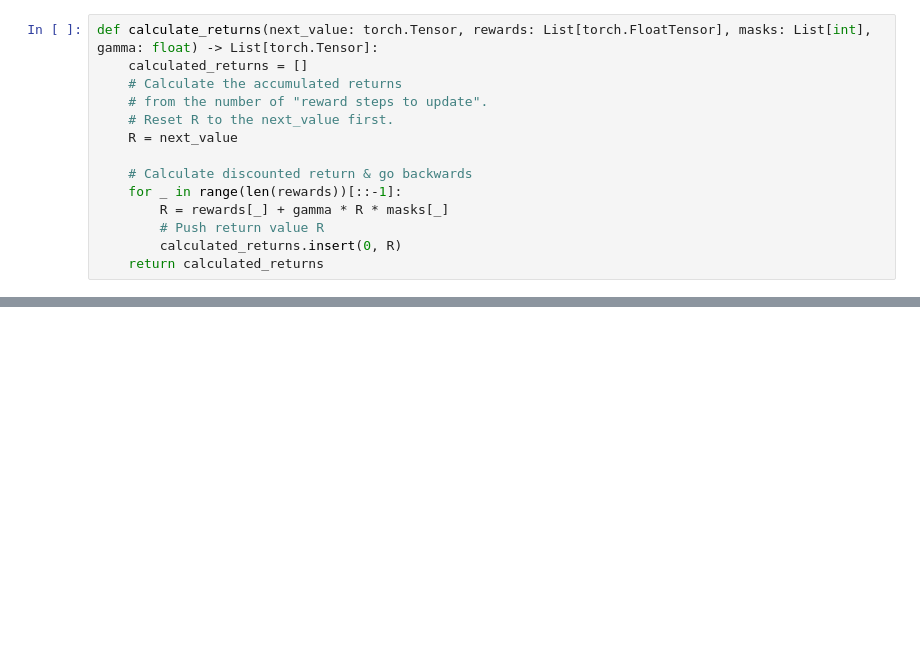
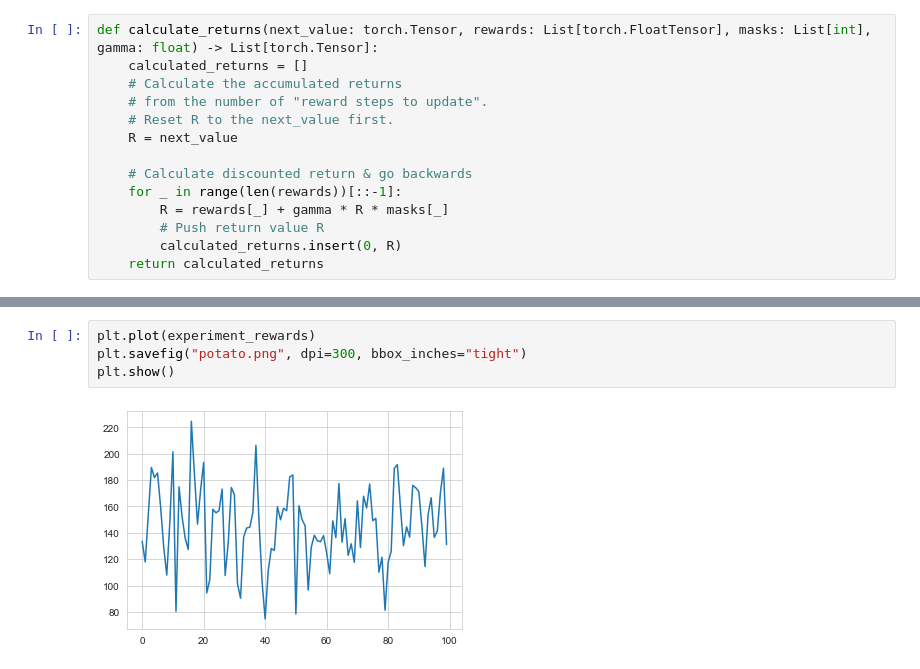
Before and after one commit to feiphoon/inm707-joint-coursework, a Jupyter notebook: src/cartpole/actor_critic_evaluation.ipynb, the cells around one changed output, grey strips where cells are left out. Cells and saved outputs as stored; diff of their text form; blank space fills up the shorter version.

```diff
--- a/src/cartpole/actor_critic_evaluation.ipynb
+++ b/src/cartpole/actor_critic_evaluation.ipynb
@@ -304,0 +327,6 @@ min(experiment_rewards), max(experiment_rewards), np.std(experiment_rewards), np
+# %%
+plt.plot(experiment_rewards)
+plt.savefig("potato.png", dpi=300, bbox_inches="tight")
+plt.show()
+# %% [output]
+[figure, added]
```
Also changed, not shown: parts of 10 cells of this notebook.
